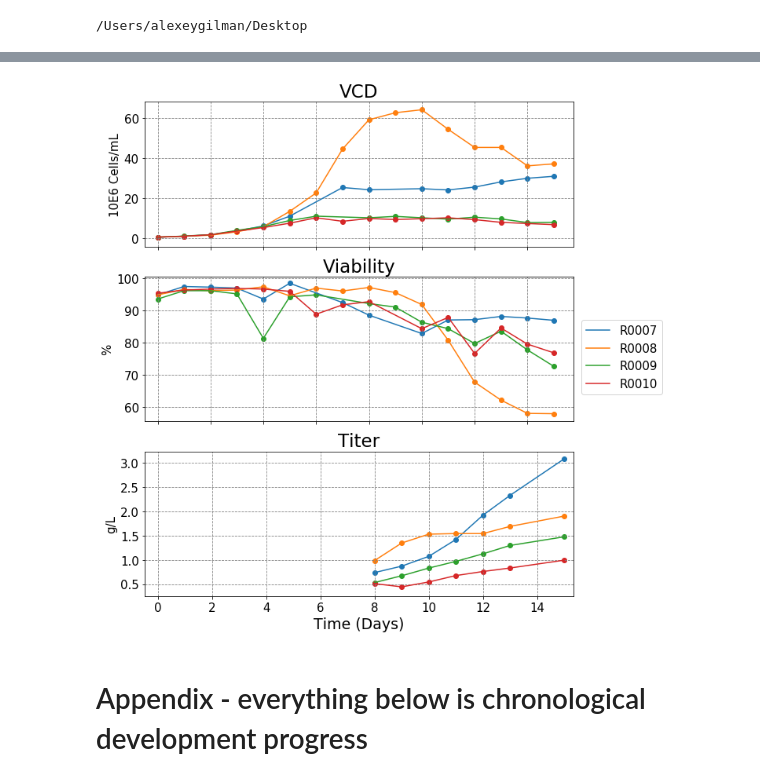
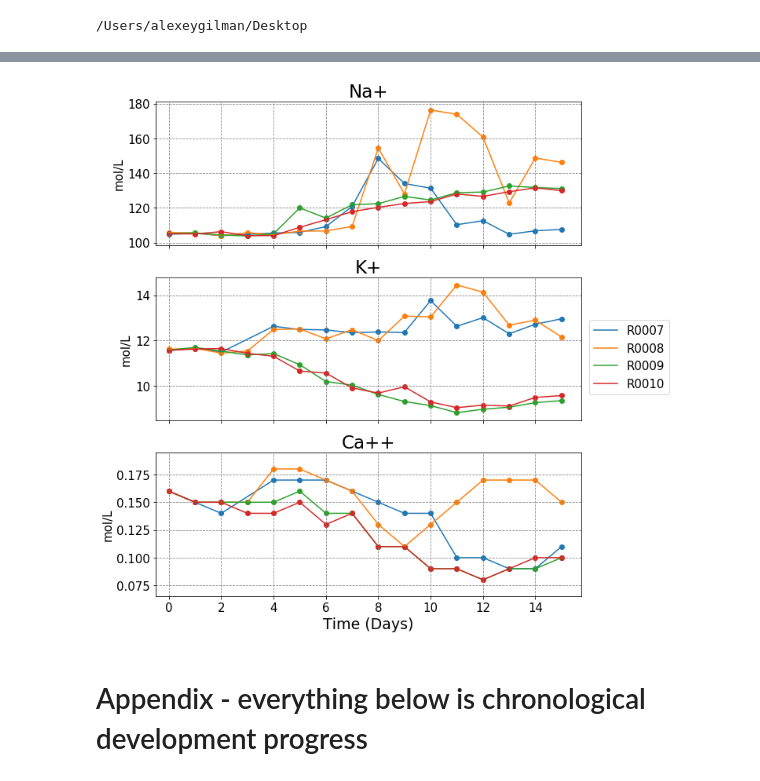
Before and after one commit to keefeseag000/Bioanalysis, a Jupyter notebook: bioreactor_results/R&D bioreactor data plotting.ipynb, the cells around one changed output, grey strips where cells are left out. Cells and saved outputs as stored; diff of their text form; code cells hidden in the pictures.

Commit message:
finished all bioreactor plots

```diff
--- a/bioreactor_results/R&D bioreactor data plotting.ipynb
+++ b/bioreactor_results/R&D bioreactor data plotting.ipynb
@@ -27,3 +20,35 @@ dict1_3itms = {'VCD':"10E6 Cells/mL", 'Viability':"%", 'Titer':"g/L"}
 dict2_4itms = {'O2 Saturation':"% Air Saturation", 'PCO2':"mmHg", 'Gluc':"mol/L", 'Lac':"mol/L",}
 dict3_4itms = {'pH':"pH",'NH4+':"mol/L",'Gln':"mol/L", 'Glu':"mol/L",}
 dict4_3itms = {'Na+':"mol/L", 'K+':"mol/L", 'Ca++':"mol/L"}
+# %%
+fig = plt.figure(figsize = (10,10))
+num=1
+for i, value in dict1_3itms.items():
+    #creating a column of 3 subplots
+    ax = fig.add_subplot(3,1,num)
+    num +=1
+
+    #iterating over grouped reactor ID
+    for key, grp in data.groupby(['Sample ID']):
+        ax.scatter(grp['Runtime'], grp[i], label='_nolegend_') #Point plots
+        mask = np.isfinite(grp[i])
+        ax.plot(grp['Runtime'][mask], grp[i][mask], label=key) #line plots
+
+
+        ax.set_xlim(left = -0.5) #forcing a zero lower x limit (titer)
+        ax.tick_params(axis='both', which='major', labelsize=15) #tick labels size
+        ax.set_xlabel("Time (Days)", fontsize = 19) #x-axis label
+        ax.set_ylabel(value , fontsize = 15) #y-axis label
+
+
+        ax.yaxis.grid(color='gray', linestyle='dashed')
+        ax.xaxis.grid(color='gray', linestyle='dashed')
+        ax.label_outer()
+
+        ax.set_title(i, fontsize = 23)
+
+
+handles, labels = ax.get_legend_handles_labels()
+fig.legend(handles, labels, loc='center right', borderaxespad=0.1, fontsize = 15)
+fig.tight_layout()
+fig.subplots_adjust(right=0.85)
@@ -30,39 +153,39 @@ dict4_3itms = {'Na+':"mol/L", 'K+':"mol/L", 'Ca++':"mol/L"}
 # %%
 fig = plt.figure(figsize = (10,10))
 num=1
-for i, value in dict1_3itms.items():
+for i, value in dict4_3itms.items():
     #creating a column of 3 subplots
     ax = fig.add_subplot(3,1,num)
     num +=1
 
     #iterating over grouped reactor ID
     for key, grp in data.groupby(['Sample ID']):
         ax.scatter(grp['Runtime'], grp[i], label='_nolegend_') #Point plots
         mask = np.isfinite(grp[i])
         ax.plot(grp['Runtime'][mask], grp[i][mask], label=key) #line plots
 
 
         ax.set_xlim(left = -0.5) #forcing a zero lower x limit (titer)
         ax.tick_params(axis='both', which='major', labelsize=15) #tick labels size
         ax.set_xlabel("Time (Days)", fontsize = 19) #x-axis label
         ax.set_ylabel(value , fontsize = 15) #y-axis label
 
 
         ax.yaxis.grid(color='gray', linestyle='dashed')
         ax.xaxis.grid(color='gray', linestyle='dashed')
         ax.label_outer()
 
         ax.set_title(i, fontsize = 23)
 
 
 handles, labels = ax.get_legend_handles_labels()
 fig.legend(handles, labels, loc='center right', borderaxespad=0.1, fontsize = 15)
 fig.tight_layout()
 fig.subplots_adjust(right=0.85)
 
-plt.savefig("Figure1_vitals.png", dpi = 500)
+plt.savefig("Figure4_metals.png", dpi = 500)
 # %% [output]
-[figure, old version]
+[figure, new version]
 # %% [markdown]
 # Appendix - everything below is chronological development progress
 # %%
```
Also changed, not shown: parts of 11 cells of this notebook.
